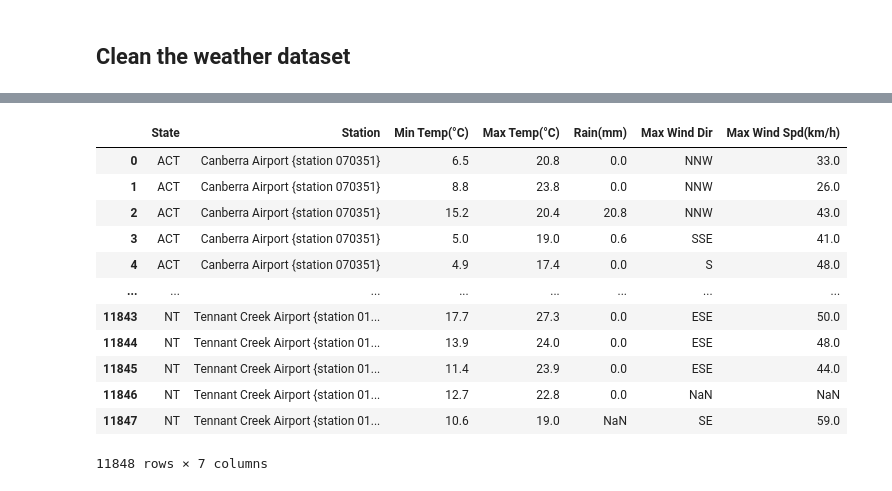
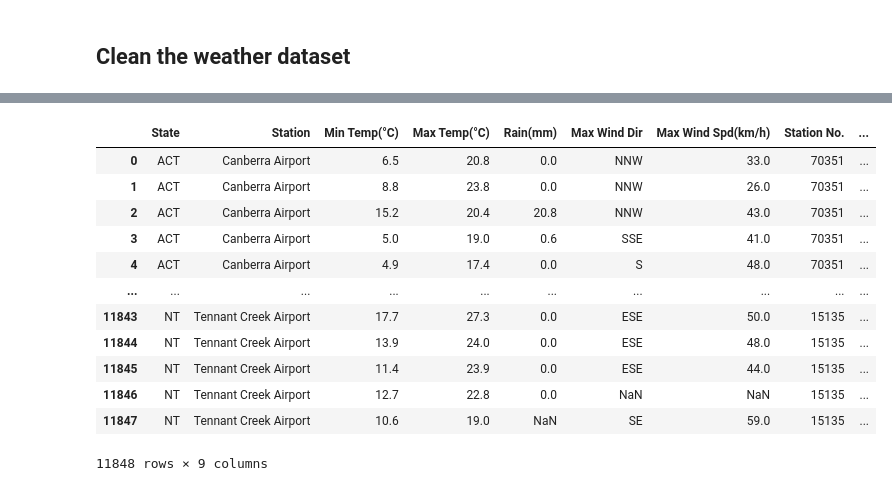
Before and after one commit to 22OVERSooN/Australian_Bushfire_Analysis, a Jupyter notebook: data_cleansing.ipynb, the cells around one changed output, grey strips where cells are left out. Cells and saved outputs as stored; diff of their text form; code cells hidden in the pictures.

```diff
--- a/data_cleansing.ipynb
+++ b/data_cleansing.ipynb
@@ -135,0 +147,20 @@ aus_weather_raw
+# %%
+#change column name
+aus_weather_new = aus_weather_raw.rename(columns = {'Min °C':'Min Temp(°C)','Max °C':'Max Temp(°C)','Max Wind gust Dir':"Max Wind Dir",'Max wind gust Spd - km/h':"Max Wind Spd(km/h)","Day":"Day1",'Date':'Day'})
+
+aus_weather_new.loc[aus_weather_new['Month']=='May','Month']=5
+aus_weather_new.loc[aus_weather_new['Month']=='June','Month']=6
+aus_weather_new.loc[aus_weather_new['Month']=='July','Month']=7
+aus_weather_new.loc[aus_weather_new['Month']=='August','Month']=8
+aus_weather_new.loc[aus_weather_new['Month']=='September','Month']=9
+aus_weather_new.loc[aus_weather_new['Month']=='October','Month']=10
+aus_weather_new.loc[aus_weather_new['Month']=='November','Month']=11
+aus_weather_new.loc[aus_weather_new['Month']=='December','Month']=12
+aus_weather_new.loc[aus_weather_new['Month']=='January','Month']=1
+aus_weather_new.loc[aus_weather_new['Month']=='February','Month']=2
+aus_weather_new.loc[aus_weather_new['Month']=='March','Month']=3
+aus_weather_new.loc[aus_weather_new['Month']=='April','Month']=4
+aus_weather_new['Month'] = pd.to_numeric(aus_weather_new['Month'])
+
+aus_weather_new.info()
+#'May', 'June', 'July', 'August', 'September', 'October','November', 'December', 'January', 'February', 'March', 'April'
@@ -136,5 +185,5 @@ aus_weather_raw
 # %%
-#change column name
-aus_weather_new = aus_weather_raw.rename(columns = {'Min °C':'Min Temp(°C)','Max °C':'Max Temp(°C)','Max Wind gust Dir':"Max Wind Dir",'Max wind gust Spd - km/h':"Max Wind Spd(km/h)"})
-aus_weather_new.info()
+#filter the column
+aus_weather = aus_weather_new[['State','Station','Min Temp(°C)','Max Temp(°C)','Rain(mm)','Max Wind Dir','Max Wind Spd(km/h)']]
+aus_weather
 # %% [output]
@@ -158,17 +241,22 @@ memory usage: 2.4+ MB
+# %%
+#datetime the three columns of year,month,day
+aus_weather_final['Date'] = pd.to_datetime(aus_weather_new[["Year", "Month", "Day"]])
+aus_weather_final
+# %% [output]
+|  | State | Station | Min Temp(°C) | Max Temp(°C) | Rain(mm) | Max Wind Dir | Max Wind Spd(km/h) | Station No. | ... |
+| 0 | ACT | Canberra Airport | 6.5 | 20.8 | 0.0 | NNW | 33.0 | 70351 | ... |
+| 1 | ACT | Canberra Airport | 8.8 | 23.8 | 0.0 | NNW | 26.0 | 70351 | ... |
+| 2 | ACT | Canberra Airport | 15.2 | 20.4 | 20.8 | NNW | 43.0 | 70351 | ... |
+| 3 | ACT | Canberra Airport | 5.0 | 19.0 | 0.6 | SSE | 41.0 | 70351 | ... |
+| 4 | ACT | Canberra Airport | 4.9 | 17.4 | 0.0 | S | 48.0 | 70351 | ... |
+| ... | ... | ... | ... | ... | ... | ... | ... | ... | ... |
+| 11843 | NT | Tennant Creek Airport | 17.7 | 27.3 | 0.0 | ESE | 50.0 | 15135 | ... |
+| 11844 | NT | Tennant Creek Airport | 13.9 | 24.0 | 0.0 | ESE | 48.0 | 15135 | ... |
+| 11845 | NT | Tennant Creek Airport | 11.4 | 23.9 | 0.0 | ESE | 44.0 | 15135 | ... |
+| 11846 | NT | Tennant Creek Airport | 12.7 | 22.8 | 0.0 | NaN | NaN | 15135 | ... |
+| 11847 | NT | Tennant Creek Airport | 10.6 | 19.0 | NaN | SE | 59.0 | 15135 | ... |
+11848 rows × 9 columns
 # %%
-aus_weather = aus_weather_new[['State','Station','Min Temp(°C)','Max Temp(°C)','Rain(mm)','Max Wind Dir','Max Wind Spd(km/h)']]
-aus_weather
+#export the final csv file
+aus_weather_final = aus_weather_final[['Date','State','Station','Station No.','Min Temp(°C)','Max Temp(°C)','Rain(mm)','Max Wind Dir','Max Wind Spd(km/h)']]
+aus_weather_final.to_csv("Resources/weather_Australia.csv")
-# %% [output]
-|  | State | Station | Min Temp(°C) | Max Temp(°C) | Rain(mm) | Max Wind Dir | Max Wind Spd(km/h) |
-| 0 | ACT | Canberra Airport {station 070351} | 6.5 | 20.8 | 0.0 | NNW | 33.0 |
-| 1 | ACT | Canberra Airport {station 070351} | 8.8 | 23.8 | 0.0 | NNW | 26.0 |
-| 2 | ACT | Canberra Airport {station 070351} | 15.2 | 20.4 | 20.8 | NNW | 43.0 |
-| 3 | ACT | Canberra Airport {station 070351} | 5.0 | 19.0 | 0.6 | SSE | 41.0 |
-| 4 | ACT | Canberra Airport {station 070351} | 4.9 | 17.4 | 0.0 | S | 48.0 |
-| ... | ... | ... | ... | ... | ... | ... | ... |
-| 11843 | NT | Tennant Creek Airport {station 01... | 17.7 | 27.3 | 0.0 | ESE | 50.0 |
-| 11844 | NT | Tennant Creek Airport {station 01... | 13.9 | 24.0 | 0.0 | ESE | 48.0 |
-| 11845 | NT | Tennant Creek Airport {station 01... | 11.4 | 23.9 | 0.0 | ESE | 44.0 |
-| 11846 | NT | Tennant Creek Airport {station 01... | 12.7 | 22.8 | 0.0 | NaN | NaN |
-| 11847 | NT | Tennant Creek Airport {station 01... | 10.6 | 19.0 | NaN | SE | 59.0 |
-11848 rows × 7 columns
```
Also changed, not shown: parts of 13 cells of this notebook, 4 other files.
